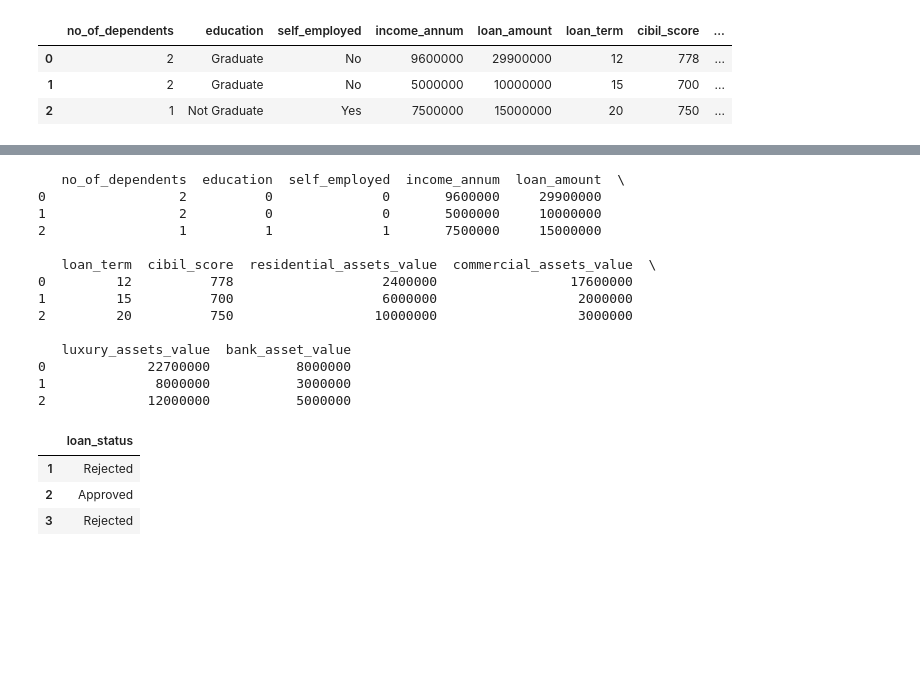
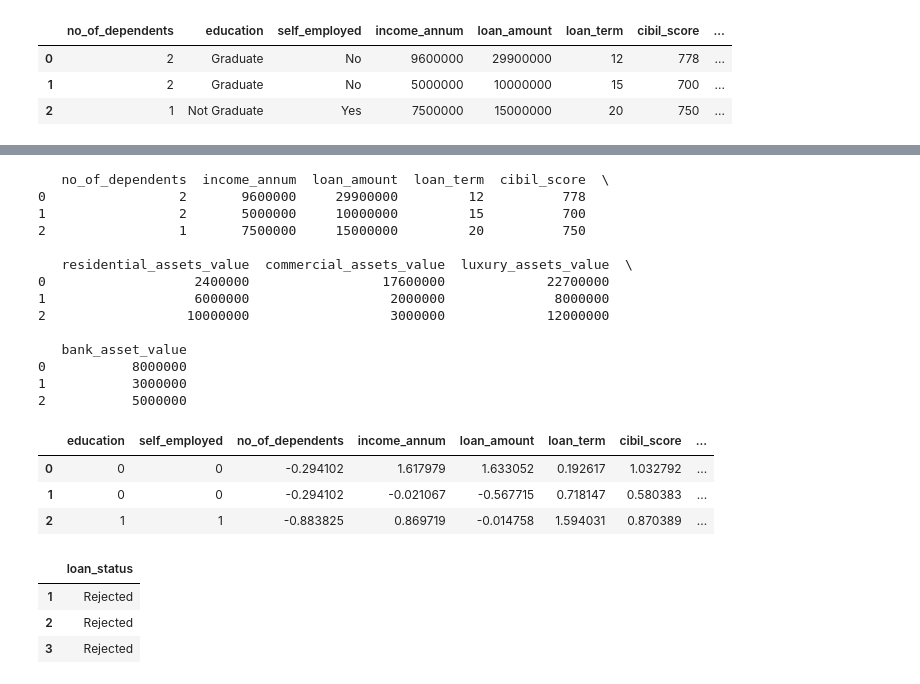
Before and after one commit to RaveenaaDeenadayalan/Loan-Approval, a Jupyter notebook: project coding.ipynb, the cells around one changed output, grey strips where cells are left out. Drawn from its saved outputs; the diff is of its cells as text; code cells hidden in the pictures; blank space fills up the shorter version.

```diff
--- a/project coding.ipynb
+++ b/project coding.ipynb
@@ -440,55 +566,66 @@ print(cat_new_data)
 # %%
-# Apply transformations using the cleaned encoders
-for column in cat_new_data.columns:
-    if column in encoders:
-        # Transform the column using the saved encoder
-        new_data[column] = encoders[column].fit_transform(new_data[column])
-    else:
-        print(f"No encoder found for column '{column}'. Skipping transformation.")
+# # Apply transformations using the cleaned encoders
+# for column in cat_new_data.columns:
+#     # Transform the column using the saved encoder
+#     cat_new_data[column] = encoders.transform(cat_new_data[column])
 # %%
 # Load the saved encoders
-encoders = joblib.load('scaler.pkl')
+scaler = joblib.load('scaler.pkl')
 
 scale_new_data = new_data.select_dtypes(include=int)
 print(scale_new_data)
 # %% [output]
-   no_of_dependents  education  self_employed  income_annum  loan_amount  \
-0                 2          0              0       9600000     29900000
-1                 2          0              0       5000000     10000000
-2                 1          1              1       7500000     15000000
+   no_of_dependents  income_annum  loan_amount  loan_term  cibil_score  \
+0                 2       9600000     29900000         12          778
+1                 2       5000000     10000000         15          700
+2                 1       7500000     15000000         20          750
 
-   loan_term  cibil_score  residential_assets_value  commercial_assets_value  \
-0         12          778                   2400000                 17600000
-1         15          700                   6000000                  2000000
-2         20          750                  10000000                  3000000
+   residential_assets_value  commercial_assets_value  luxury_assets_value  \
+0                   2400000                 17600000             22700000
+1                   6000000                  2000000              8000000
+2                  10000000                  3000000             12000000
 
-   luxury_assets_value  bank_asset_value
-0             22700000           8000000
-1              8000000           3000000
-2             12000000           5000000
+   bank_asset_value
+0           8000000
+1           3000000
+2           5000000
 # %%
 # Fit the scaler on the training data and transform the new data
-new_data_scaled = scaler.fit_transform(scale_new_data)
+new_data_scaled = scaler.transform(scale_new_data)
+scaled_df = pd.DataFrame(new_data_scaled, columns=scale_new_data.columns)
+# %%
+new_data_df = pd.concat([cat_new_data,scaled_df], axis = 1)
+# %%
+new_data_df.head()
+# %% [output]
+|  | education | self_employed | no_of_dependents | income_annum | loan_amount | loan_term | cibil_score | ... |
+| 0 | 0 | 0 | -0.294102 | 1.617979 | 1.633052 | 0.192617 | 1.032792 | ... |
+| 1 | 0 | 0 | -0.294102 | -0.021067 | -0.567715 | 0.718147 | 0.580383 | ... |
+| 2 | 1 | 1 | -0.883825 | 0.869719 | -0.014758 | 1.594031 | 0.870389 | ... |
 # %%
+# Load the saved selector
+selector = joblib.load('selector.pkl')
+best_model = joblib.load('best_model.pkl')
+
 # selecting the same top features in new data...........................
-new_data_selected = selector.transform(new_data_scaled)
+new_data_selected = selector.transform(new_data_df)
 
 # predicting the loan status for new data using the Decision Tree model................
-new_prediction = dt_model.predict(new_data_selected)
+new_prediction = best_model.predict(new_data_selected)
 
 status = []
 for i in new_prediction:
     if i == 1:
         status.append('Approved')
     else:
         status.append('Rejected')
 
 result = pd.DataFrame({'loan_status': status})
 result.set_index([pd.Index(['1', '2', '3'])])
 # %% [output]
 |  | loan_status |
 | 1 | Rejected |
-| 2 | Approved |
+| 2 | Rejected |
 | 3 | Rejected |
 # %%
 # # Create feature template with correct structure
```
Also changed, not shown: parts of 27 cells of this notebook, 8 other files.
